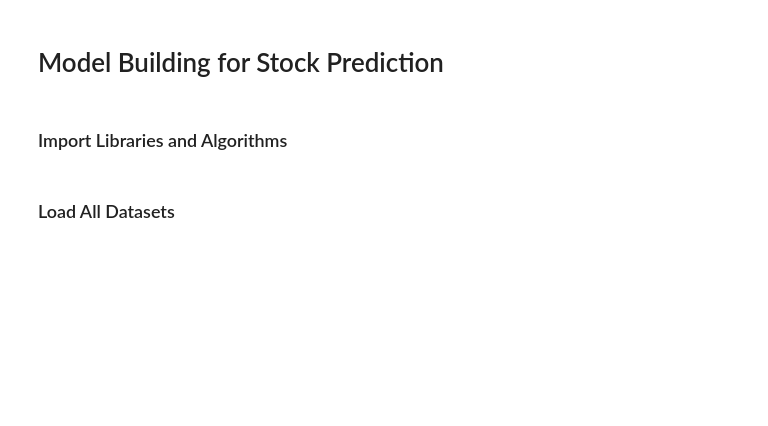
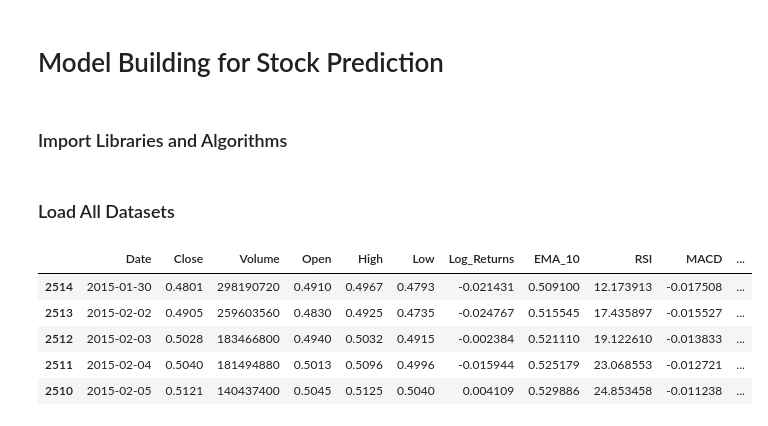
Before and after one commit to AnubhavYadavBCA25/MNCs-Companies-Stocks-Prediction, a Jupyter notebook: notebooks/Model-Building.ipynb, the cells around one changed output. Drawn from its saved outputs; the diff is of its cells as text; code cells hidden in the pictures; blank space fills up the shorter version.

```diff
--- a/notebooks/Model-Building.ipynb
+++ b/notebooks/Model-Building.ipynb
@@ -41,10 +40,29 @@ df_micro = pd.read_csv('preprocessed_data/Microsoft Data Cleaned.csv')
 df_netflix = pd.read_csv('preprocessed_data/Netflix Data Cleaned.csv')
 df_nvidia = pd.read_csv('preprocessed_data/Nvidia Data Cleaned.csv')
 
-df_amazon['Date'] = pd.to_datetime(df_amazon['Date'])
-df_apple['Date'] = pd.to_datetime(df_apple['Date'])
-df_google['Date'] = pd.to_datetime(df_google['Date'])
-df_meta['Date'] = pd.to_datetime(df_meta['Date'])
-df_micro['Date'] = pd.to_datetime(df_micro['Date'])
-df_netflix['Date'] = pd.to_datetime(df_netflix['Date'])
-df_nvidia['Date'] = pd.to_datetime(df_nvidia['Date'])
+# Ensure 'Date' column is correctly parsed
+df_amazon['Date'] = pd.to_datetime(df_amazon['Date'], errors='coerce')
+df_apple['Date'] = pd.to_datetime(df_apple['Date'], errors='coerce')
+df_google['Date'] = pd.to_datetime(df_google['Date'], errors='coerce')
+df_meta['Date'] = pd.to_datetime(df_meta['Date'], errors='coerce')
+df_micro['Date'] = pd.to_datetime(df_micro['Date'], errors='coerce')
+df_netflix['Date'] = pd.to_datetime(df_netflix['Date'], errors='coerce')
+df_nvidia['Date'] = pd.to_datetime(df_nvidia['Date'], errors='coerce')
+
+# Arranging Dates in Ascending order
+df_amazon = df_amazon.sort_values(by="Date", ascending=True)
+df_apple = df_apple.sort_values(by="Date", ascending=True)
+df_google = df_google.sort_values(by="Date", ascending=True)
+df_meta = df_meta.sort_values(by="Date", ascending=True)
+df_micro = df_micro.sort_values(by="Date", ascending=True)
+df_netflix = df_netflix.sort_values(by="Date", ascending=True)
+df_nvidia = df_nvidia.sort_values(by="Date", ascending=True)
+# %%
+df_nvidia.head()
+# %% [output]
+|  | Date | Close | Volume | Open | High | Low | Log_Returns | EMA_10 | RSI | MACD | ... |
+| 2514 | 2015-01-30 | 0.4801 | 298190720 | 0.4910 | 0.4967 | 0.4793 | -0.021431 | 0.509100 | 12.173913 | -0.017508 | ... |
+| 2513 | 2015-02-02 | 0.4905 | 259603560 | 0.4830 | 0.4925 | 0.4735 | -0.024767 | 0.515545 | 17.435897 | -0.015527 | ... |
+| 2512 | 2015-02-03 | 0.5028 | 183466800 | 0.4940 | 0.5032 | 0.4915 | -0.002384 | 0.521110 | 19.122610 | -0.013833 | ... |
+| 2511 | 2015-02-04 | 0.5040 | 181494880 | 0.5013 | 0.5096 | 0.4996 | -0.015944 | 0.525179 | 23.068553 | -0.012721 | ... |
+| 2510 | 2015-02-05 | 0.5121 | 140437400 | 0.5045 | 0.5125 | 0.5040 | 0.004109 | 0.529886 | 24.853458 | -0.011238 | ... |
```
Also changed, not shown: parts of 16 cells of this notebook.
